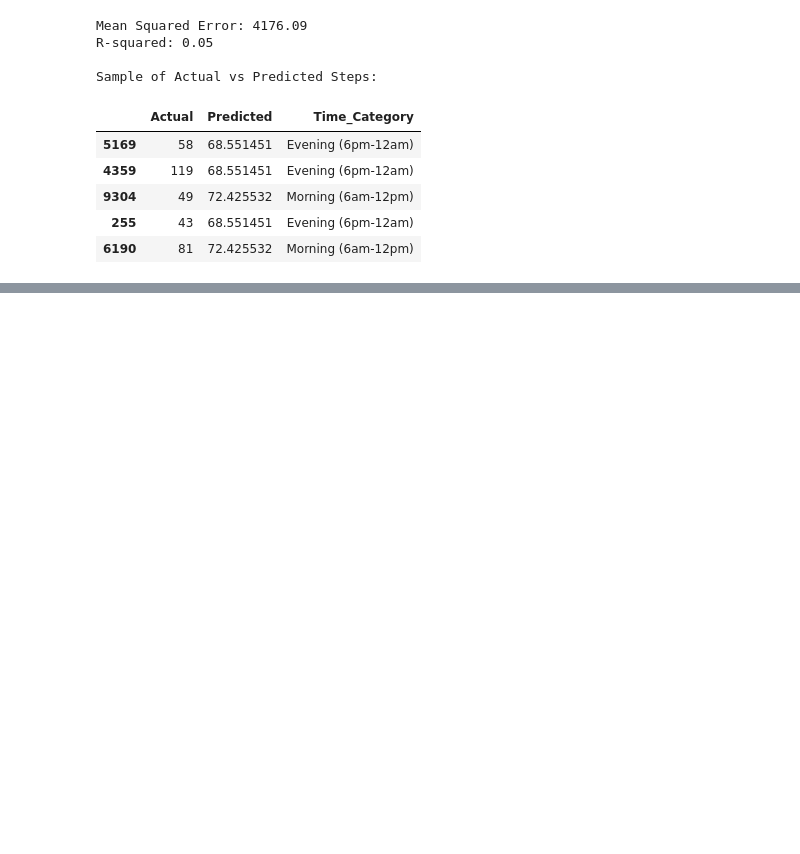
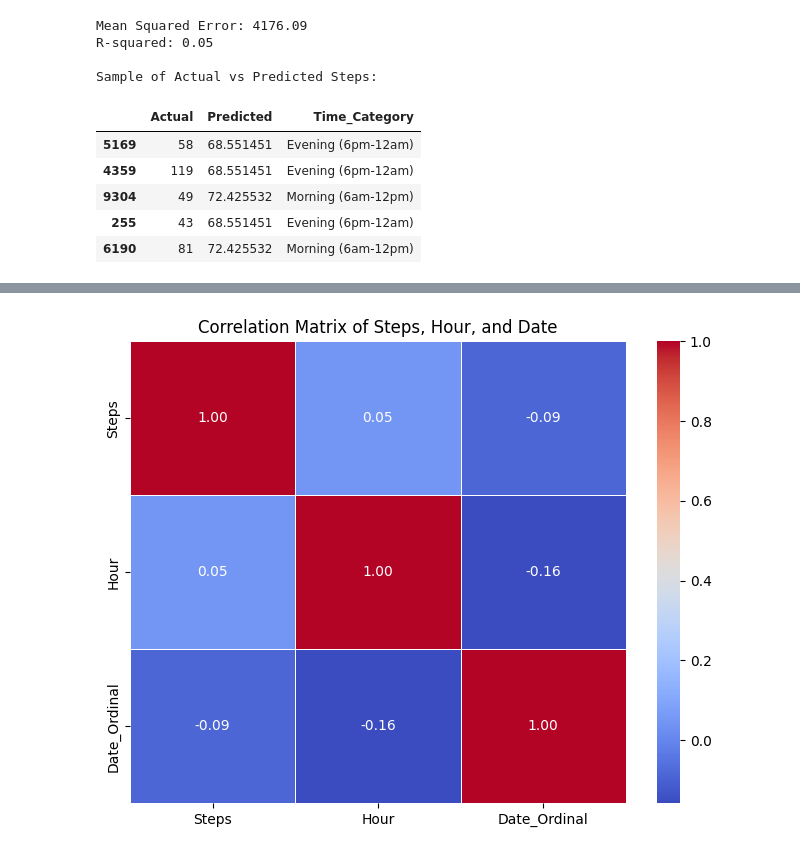
Before and after one commit to Atul723/colab_sheets, a Jupyter notebook: steps.ipynb, the cells around one changed output, grey strips where cells are left out. Drawn from its saved outputs; the diff is of its cells as text; code cells hidden in the pictures; blank space fills up the shorter version.

Commit message:
correlation

```diff
--- a/steps.ipynb
+++ b/steps.ipynb
@@ -301,0 +306,26 @@ Sample of Actual vs Predicted Steps:
+# %%
+import pandas as pd
+import matplotlib.pyplot as plt
+import seaborn as sns
+
+
+df = pd.read_csv("/content/drive/MyDrive/steps_analysis/dataset/steps_data_august_2026.csv")
+df = df.drop_duplicates(subset=['Date','Time','Steps'],keep='first')
+df['DateTime'] = pd.to_datetime(df['Date'].astype(str) + ' ' + df['Time'])
+df['Hour'] = df['DateTime'].dt.hour
+df['Date'] = pd.to_datetime(df['Date']).dt.date # Ensure Date is datetime.date for toordinal()
+
+df_correlation = df.copy()
+# Convert 'Date' to a numerical format (ordinal) for correlation calculation
+df_correlation['Date_Ordinal'] = df_correlation['Date'].apply(lambda x: x.toordinal())
+
+# Select numerical columns for correlation
+correlation_columns = ['Steps', 'Hour', 'Date_Ordinal']
+correlation_matrix = df_correlation[correlation_columns].corr()
+
+plt.figure(figsize=(8, 6))
+sns.heatmap(correlation_matrix, annot=True, cmap='coolwarm', fmt='.2f', linewidths=.5)
+plt.title('Correlation Matrix of Steps, Hour, and Date')
+plt.show()
+# %% [output]
+[figure, added]
```
Also changed, not shown: parts of 1 cell of this notebook.
